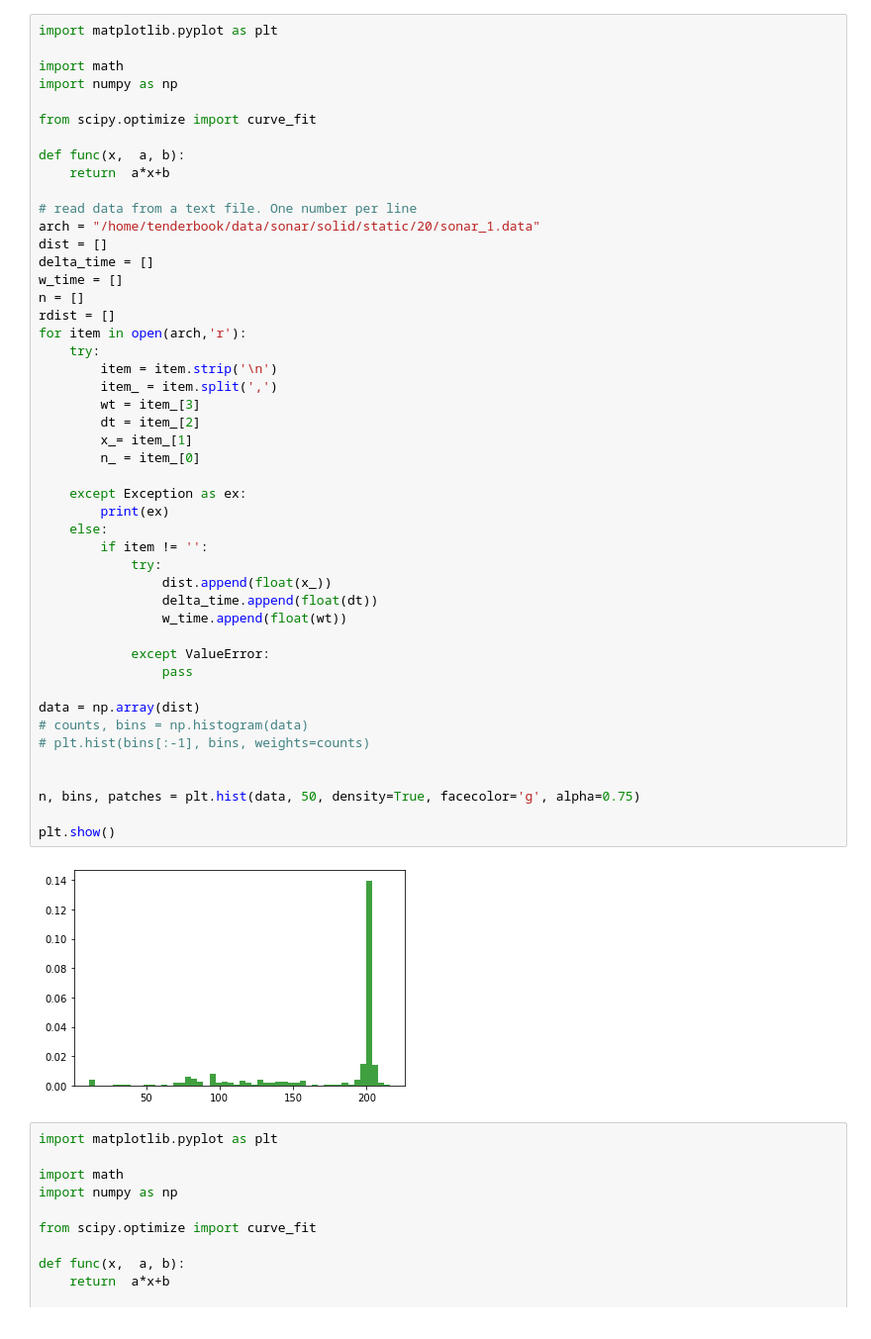
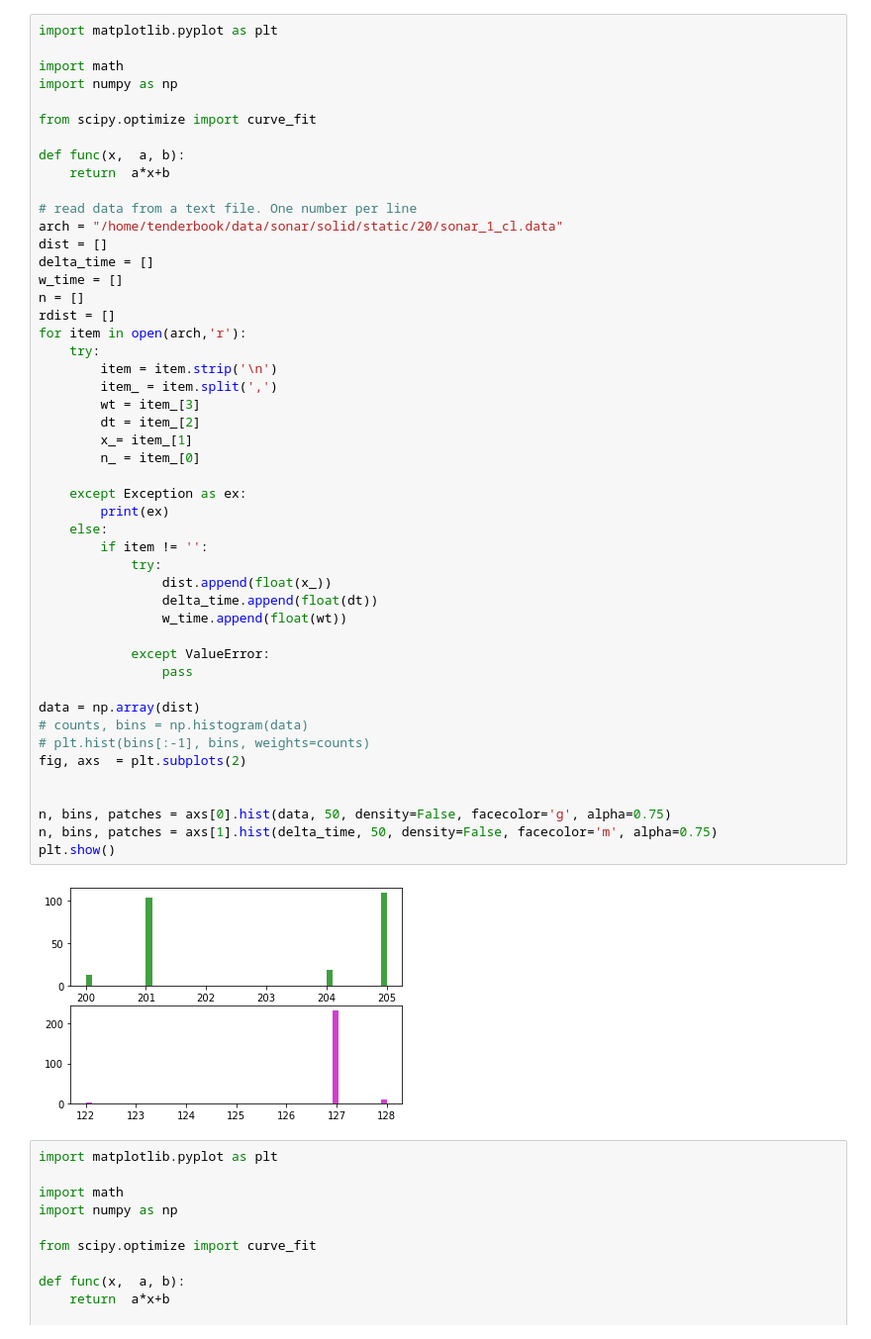
Before and after one commit to zaramen68/sonar_test, a Jupyter notebook: plots.ipynb, the cells around one changed output. Shown at 99% size. Drawn from its saved outputs; the diff is of its cells as text.

```diff
--- a/plots.ipynb
+++ b/plots.ipynb
@@ -10,43 +10,44 @@ def func(x,  a, b):
     return  a*x+b
 
 # read data from a text file. One number per line
-arch = "/home/tenderbook/data/sonar/solid/static/20/sonar_1.data"
+arch = "/home/tenderbook/data/sonar/solid/static/20/sonar_1_cl.data"
 dist = []
 delta_time = []
 w_time = []
 n = []
 rdist = []
 for item in open(arch,'r'):
     try:
         item = item.strip('\n')
         item_ = item.split(',')
         wt = item_[3]
         dt = item_[2]
         x_= item_[1]
         n_ = item_[0]
 
     except Exception as ex:
         print(ex)
     else:
         if item != '':
             try:
                 dist.append(float(x_))
                 delta_time.append(float(dt))
                 w_time.append(float(wt))
 
             except ValueError:
                 pass
 
 data = np.array(dist)
 # counts, bins = np.histogram(data)
 # plt.hist(bins[:-1], bins, weights=counts)
+fig, axs  = plt.subplots(2)
 
 
-n, bins, patches = plt.hist(data, 50, density=True, facecolor='g', alpha=0.75)
-
+n, bins, patches = axs[0].hist(data, 50, density=False, facecolor='g', alpha=0.75)
+n, bins, patches = axs[1].hist(delta_time, 50, density=False, facecolor='m', alpha=0.75)
 plt.show()
 # %% [output]
-[figure, old version]
+[figure, new version]
 # %%
 import matplotlib.pyplot as plt
 
```
Also changed, not shown: parts of 3 cells of this notebook, 2 other files.
